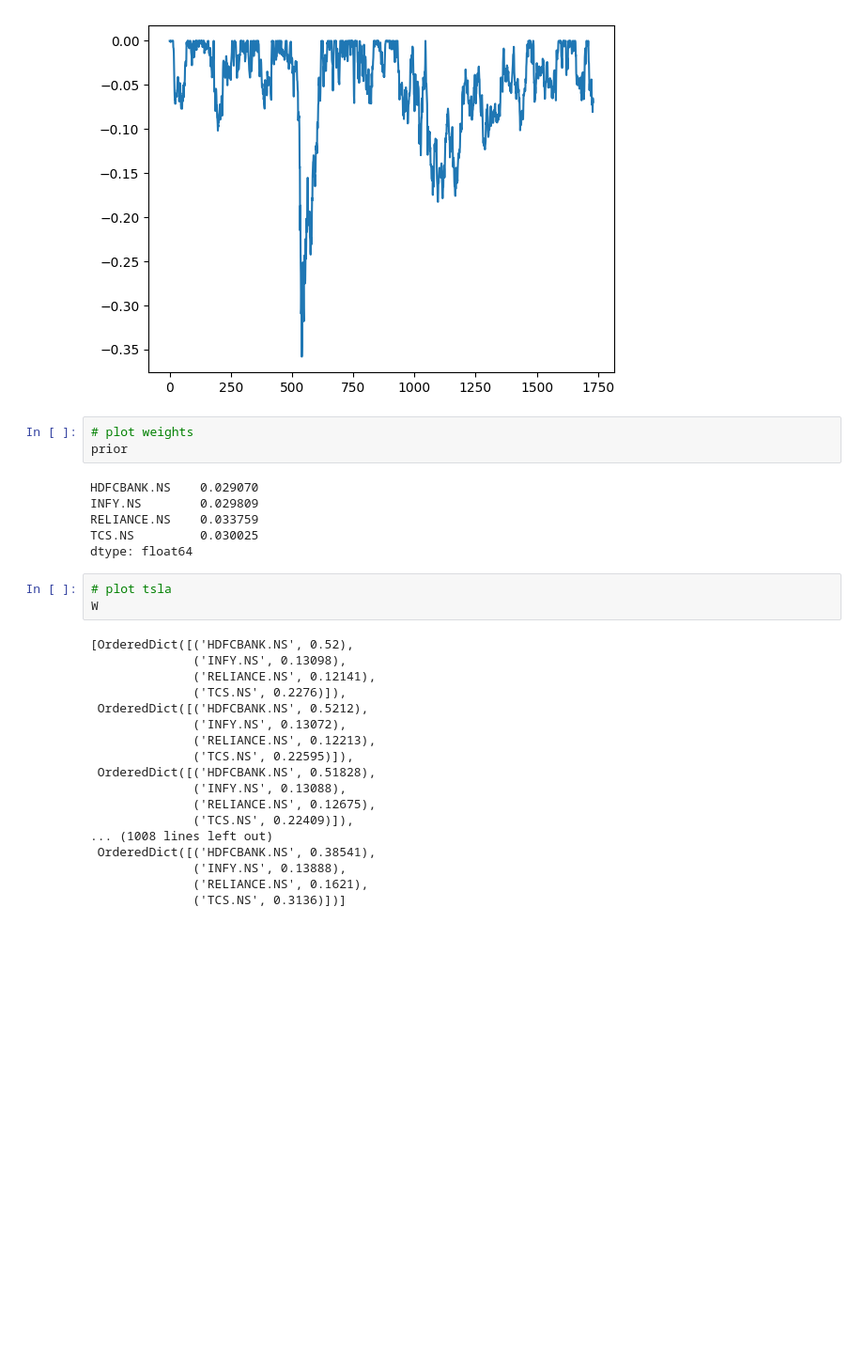
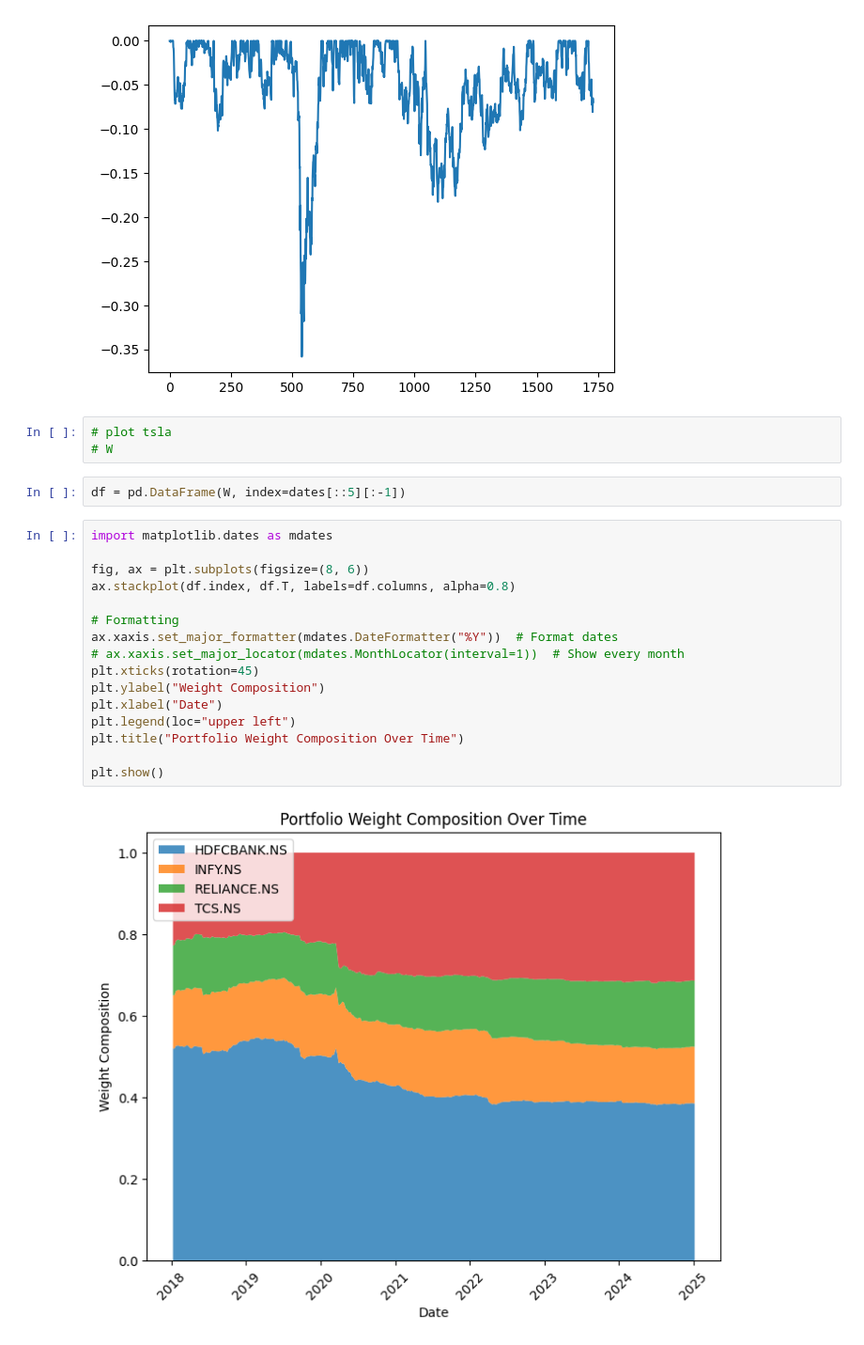
Before and after one commit to IshitBajpai/Portfolio-Optimization-, a Jupyter notebook: BL_LSTM.ipynb, the cells around one changed output. Shown at 94% size. Drawn from its saved outputs; the diff is of its cells as text; blank space fills up the shorter version.

```diff
--- a/BL_LSTM.ipynb
+++ b/BL_LSTM.ipynb
@@ -352,32 +332,25 @@ plt.plot(get_max_drawdown(portfolio_value), label="Equal Weights")
 [<matplotlib.lines.Line2D at 0x...>]
 [figure]
 # %%
-# plot weights
-prior
+# plot tsla
+# W
-# %% [output]
-HDFCBANK.NS    0.029070
-INFY.NS        0.029809
-RELIANCE.NS    0.033759
-TCS.NS         0.030025
-dtype: float64
-# %%
-# plot tsla
-W
-# %% [output]
-[OrderedDict([('HDFCBANK.NS', 0.52),
-              ('INFY.NS', 0.13098),
-              ('RELIANCE.NS', 0.12141),
-              ('TCS.NS', 0.2276)]),
- OrderedDict([('HDFCBANK.NS', 0.5212),
-              ('INFY.NS', 0.13072),
-              ('RELIANCE.NS', 0.12213),
-              ('TCS.NS', 0.22595)]),
- OrderedDict([('HDFCBANK.NS', 0.51828),
-              ('INFY.NS', 0.13088),
-              ('RELIANCE.NS', 0.12675),
-              ('TCS.NS', 0.22409)]),
-... (1008 lines left out)
- OrderedDict([('HDFCBANK.NS', 0.38541),
-              ('INFY.NS', 0.13888),
-              ('RELIANCE.NS', 0.1621),
-              ('TCS.NS', 0.3136)])]
+# %%
+df = pd.DataFrame(W, index=dates[::5][:-1])
+# %%
+import matplotlib.dates as mdates
+
+fig, ax = plt.subplots(figsize=(8, 6))
+ax.stackplot(df.index, df.T, labels=df.columns, alpha=0.8)
+
+# Formatting
+ax.xaxis.set_major_formatter(mdates.DateFormatter("%Y"))  # Format dates
+# ax.xaxis.set_major_locator(mdates.MonthLocator(interval=1))  # Show every month
+plt.xticks(rotation=45)
+plt.ylabel("Weight Composition")
+plt.xlabel("Date")
+plt.legend(loc="upper left")
+plt.title("Portfolio Weight Composition Over Time")
+
+plt.show()
+# %% [output]
+[figure, added]
```
Also changed, not shown: parts of 14 cells of this notebook.
